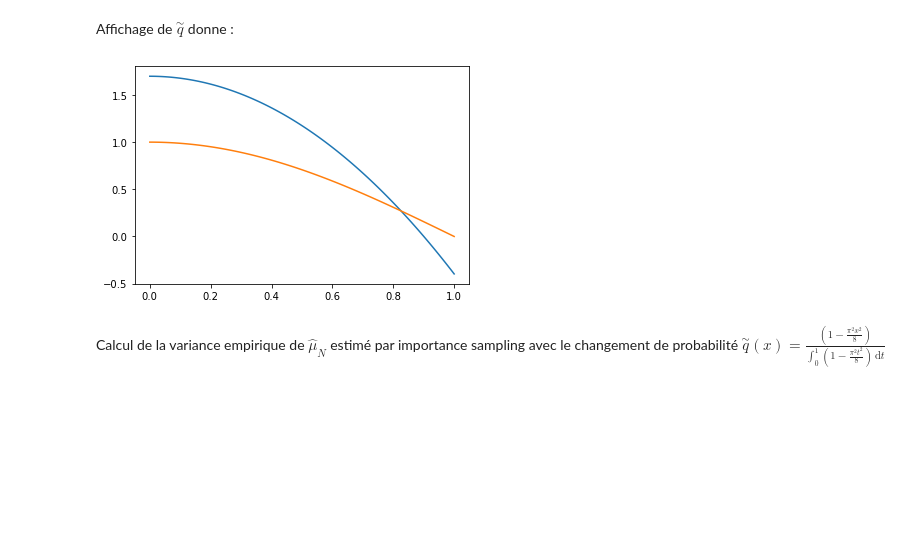
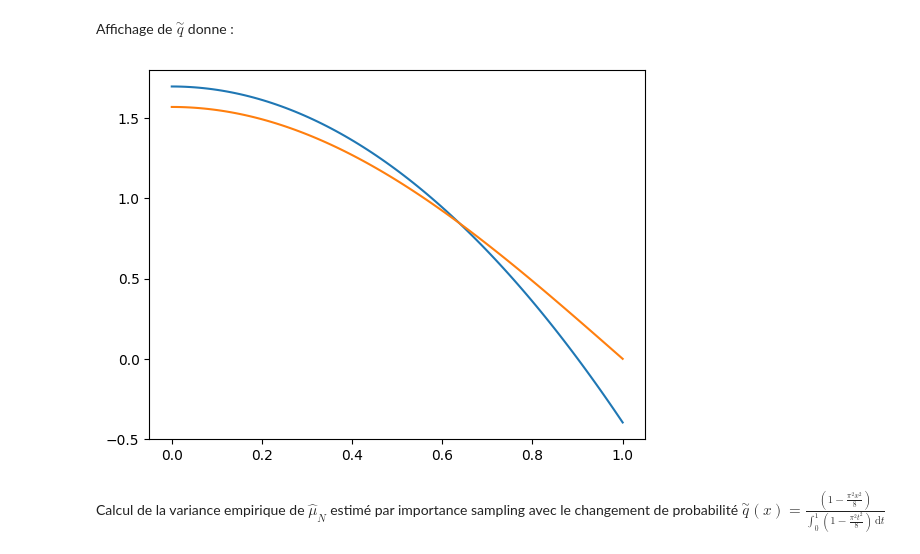
Before and after one commit to PaulAntoineLeveilley/filtrage-bay-sien, a Jupyter notebook: tp 1.ipynb, the cells around one changed output. Saved outputs shown, nothing was run; the diff lists cells and outputs as text; code cells hidden in the pictures; blank space fills up the shorter version.

```diff
--- a/tp 1.ipynb
+++ b/tp 1.ipynb
@@ -41 +44,10 @@ variance empirique : 0.002137311479519394
 variance théorique : 0.001894305308612978
+# %%
+"""Comparaison à la loi normale par le TCL"""
+import scipy.stats as stats
+x = np.linspace(-3, 3, 100)
+
+mu_theorique = 2/math.pi
+plt.hist((monte_carlo_vector_1-mu_theorique)/(np.sqrt(variance_emp_1)), bins="auto", density=True)
+plt.plot(x, stats.norm.pdf(x, 0, 1))
+plt.show()
@@ -66,12 +81,14 @@ Affichage de $\overset{\sim}{q}$ donne :
 # %%
 X = np.linspace(0,1,100)
 Q= q_tilde(X)
-G = [g(x) for x in X]
+G = [g(x)/mu_theorique for x in X]
+# on normalise g avec la valeur exacte de l'intégrale de g*q pour être cohérent avec q_tilde
+
 plt.plot(X,Q)
 plt.plot(X,G)
 plt.show()
 # %% [output]
-[figure, old version]
+[figure, new version]
 # %%
 def quotient_g_q(x,q_tilde):
     """quotient de g et q_tilde"""
```
Also changed, not shown: parts of 11 cells of this notebook.
